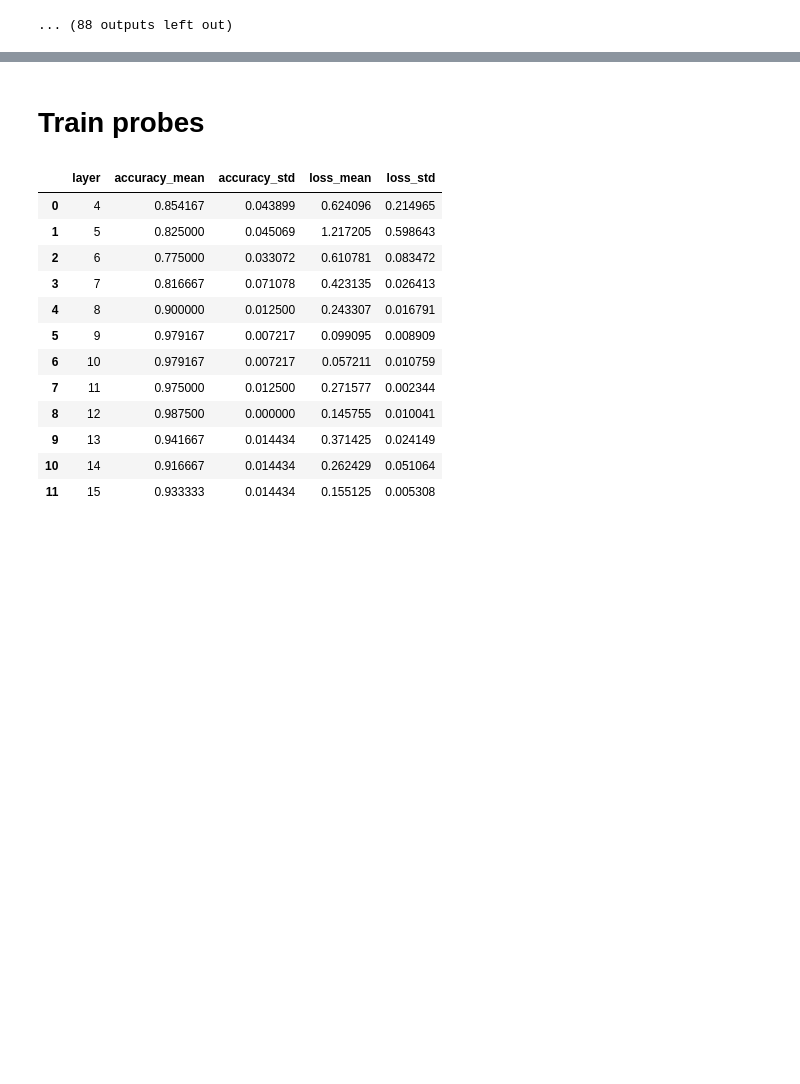
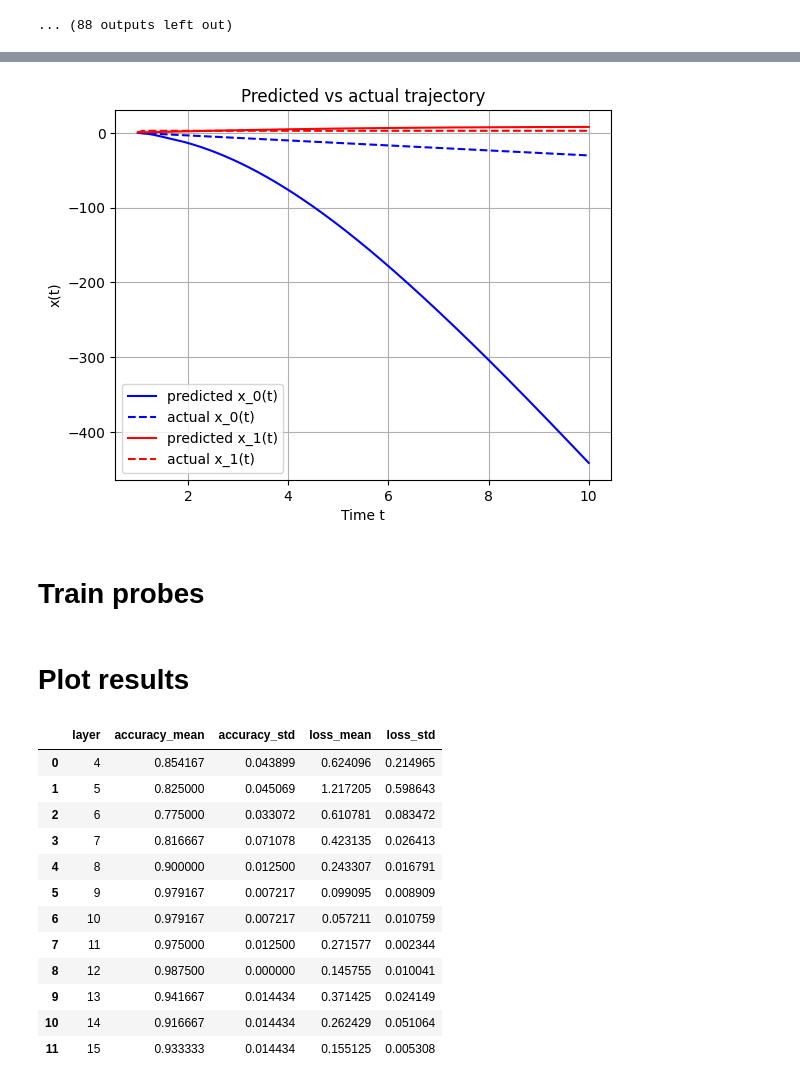
Before and after one commit to ayoakin/MIVLDE, a Jupyter notebook: subteams/LLMProbing/notebooks/dimensions.ipynb, the cells around one changed output, grey strips where cells are left out. Cells and saved outputs as stored; diff of their text form; code cells hidden in the pictures; blank space fills up the shorter version.

```diff
--- a/subteams/LLMProbing/notebooks/dimensions.ipynb
+++ b/subteams/LLMProbing/notebooks/dimensions.ipynb
@@ -237,3 +266,58 @@ Skipping sample: sample_random_131220747.pt (activation file already exists)
+# %%
+# an example where the predicted dimension didn't match the actual dimension, but the predicted x_0' and x_1' expressions didn't contain x_2 so could solve for predicted x_0 and x_1 and plot
+
+import numpy as np
+import matplotlib.pyplot as plt
+from scipy.integrate import solve_ivp
+import math
+
+sample_number = 225674201
+
+sample_name = "sample_random_" + str(sample_number) + ".pt"
+sample_path = os.path.join(samples_path, sample_name)
+with open(sample_path, 'rb') as f:
+    sample = pickle.load(f)
+times = sample['times']
+trajectory = sample['trajectory']
+
+# Define the ODE dy/dt = -2y
+def odefunc(t, x):
+    x_0, x_1= x
+
+    dx0dt = 3.4510 * (10.7500 * (0.1072 + -0.1568 * x_0)**-1 + 6.3190 * x_0)**-1 + -8.8170 * x_1
+    dx1dt = 18.9500 * np.sin(0.0872 + 0.0795 * x_1) + -1.5500 * x_1
+    # dx2dt = 0.6188 * x_2 * (-0.3547 + 0.1204 * x_0)**-1
+
+    return [dx0dt, dx1dt]
+
+# Define the time domain (from t=0 to t=5)
+tf = 10
+t_span = (1, tf)
+t_eval = np.linspace(1, tf, 500)  # Points where solution is computed
+
+# Initial condition y(0) = 1
+x_init = trajectory[0]
+
+# Solve the ODE
+solution = solve_ivp(odefunc, t_span, x_init, t_eval=t_eval, method='RK45')
+
+# original sample trajectory
+x_0 = trajectory[:, 0]
+x_1 = trajectory[:, 1]
+
+# Plot the solution
+plt.plot(solution.t, solution.y[0], label="predicted x_0(t)", color = 'blue')
+plt.plot(times, x_0, label="actual x_0(t)", color='blue', linestyle = 'dashed')
+plt.plot(solution.t, solution.y[1], label="predicted x_1(t)", color = 'red')
+plt.plot(times, x_1, label="actual x_1(t)", color = 'red', linestyle = 'dashed')
+plt.xlabel("Time t")
+plt.ylabel("x(t)")
+plt.title("Predicted vs actual trajectory")
+plt.legend()
+plt.grid()
+plt.show()
+# %% [output]
+[figure, added]
 # %% [markdown]
 # Train probes
 # %%
@@ -255,6 +339,8 @@ expt_results = experiments.separability_testing(target_feature=target_feature, a
 # save experiment results
 with open(f'{probes_path}/experiment_data.pt', 'wb') as f:
     pickle.dump(expt_results, f)
+# %% [markdown]
+# Plot results
 # %%
 # load experiment results
 with open(f'{probes_path}/experiment_data.pt', 'rb') as f:
```
Also changed, not shown: parts of 22 cells of this notebook.
